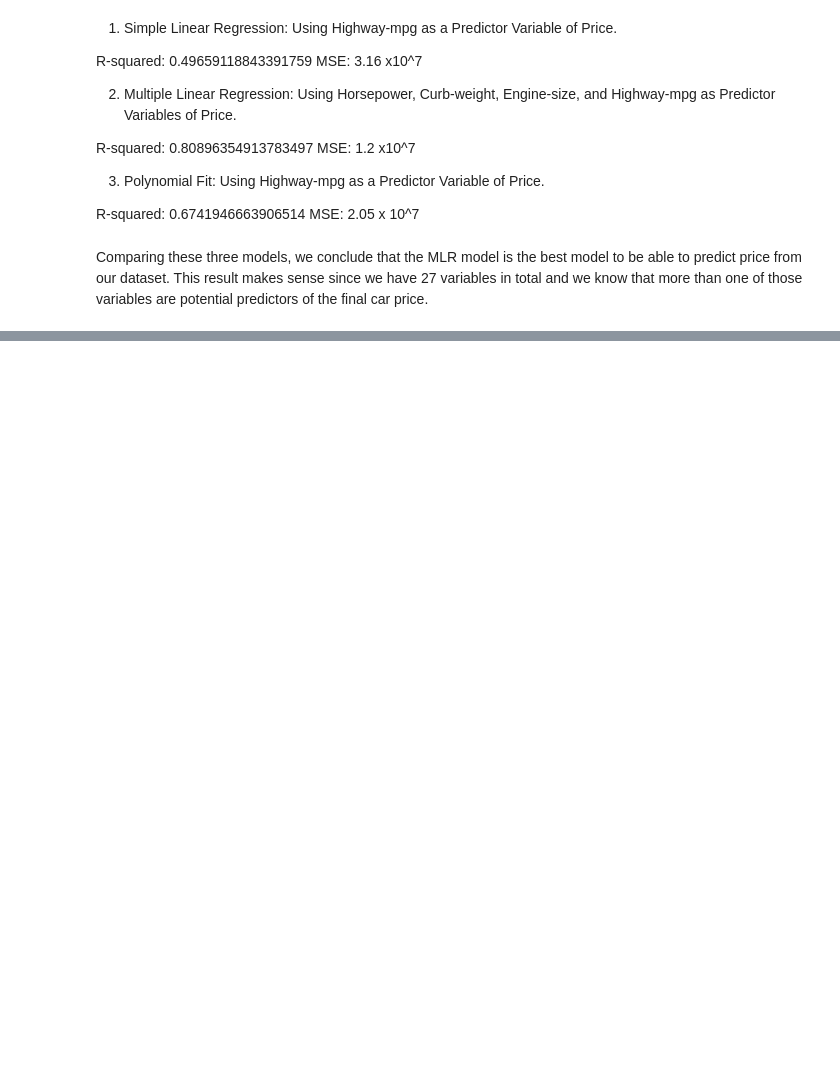
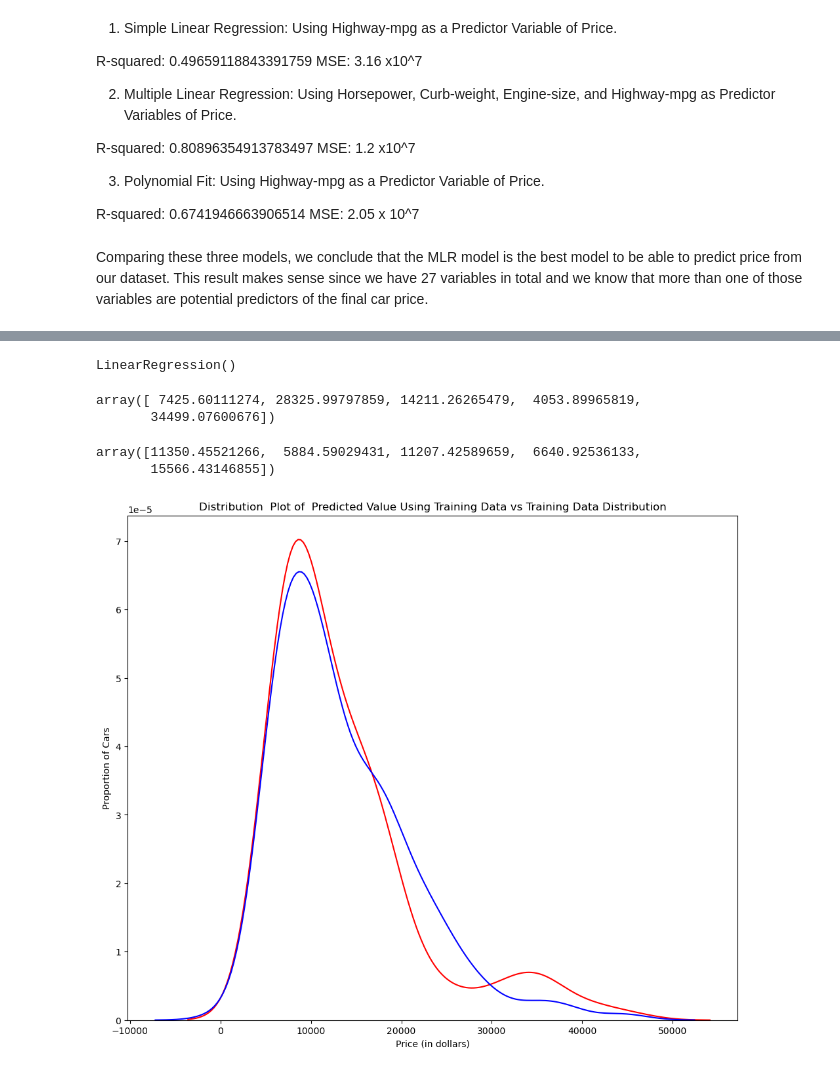
Before and after one commit to vythrey/eda_with_python_usedCars, a Jupyter notebook: eda_with_python_usedCars.ipynb, the cells around one changed output, grey strips where cells are left out. Saved outputs shown, nothing was run; the diff lists cells and outputs as text; code cells hidden in the pictures; blank space fills up the shorter version.

```diff
--- a/eda_with_python_usedCars.ipynb
+++ b/eda_with_python_usedCars.ipynb
@@ -1162,0 +1230,2 @@ Comparing these three models, we conclude that the MLR model is the best model t
+# %%
+lre.fit(x_train[['horsepower']], y_train)
@@ -1162,0 +1298,14 @@ Comparing these three models, we conclude that the MLR model is the best model t
+# %%
+def DistributionPlot(RedFunction, BlueFunction, RedName, BlueName, Title):
+    width = 12
+    height = 10
+    plt.figure(figsize=(width, height))
+
+    ax1 = sns.kdeplot(RedFunction, color="r", label=RedName)
+    ax2 = sns.kdeplot(BlueFunction, color="b", label=BlueName, ax=ax1)
+
+    plt.title(Title)
+    plt.xlabel('Price (in dollars)')
+    plt.ylabel('Proportion of Cars')
+    plt.show()
+    plt.close()
@@ -1162,0 +1339,12 @@ Comparing these three models, we conclude that the MLR model is the best model t
+# %%
+lr = LinearRegression()
+lr.fit(x_train[['horsepower', 'curb-weight', 'engine-size', 'highway-mpg']], y_train)
+# %% [output]
+LinearRegression()
+# %%
+yhat_train = lr.predict(x_train[['horsepower', 'curb-weight', 'engine-size', 'highway-mpg']])
+# %%
+yhat_train[0:5]
+# %% [output]
+array([ 7425.60111274, 28325.99797859, 14211.26265479,  4053.89965819,
+       34499.07600676])
@@ -1162,0 +1353,10 @@ Comparing these three models, we conclude that the MLR model is the best model t
+# %%
+yhat_test[0:5]
+# %% [output]
+array([11350.45521266,  5884.59029431, 11207.42589659,  6640.92536133,
+       15566.43146855])
+# %%
+Title = 'Distribution  Plot of  Predicted Value Using Training Data vs Training Data Distribution'
+DistributionPlot(y_train, yhat_train, "Actual Values (Train)", "Predicted Values (Train)", Title)
+# %% [output]
+[figure, added]
```
Also changed, not shown: parts of 67 cells of this notebook.
